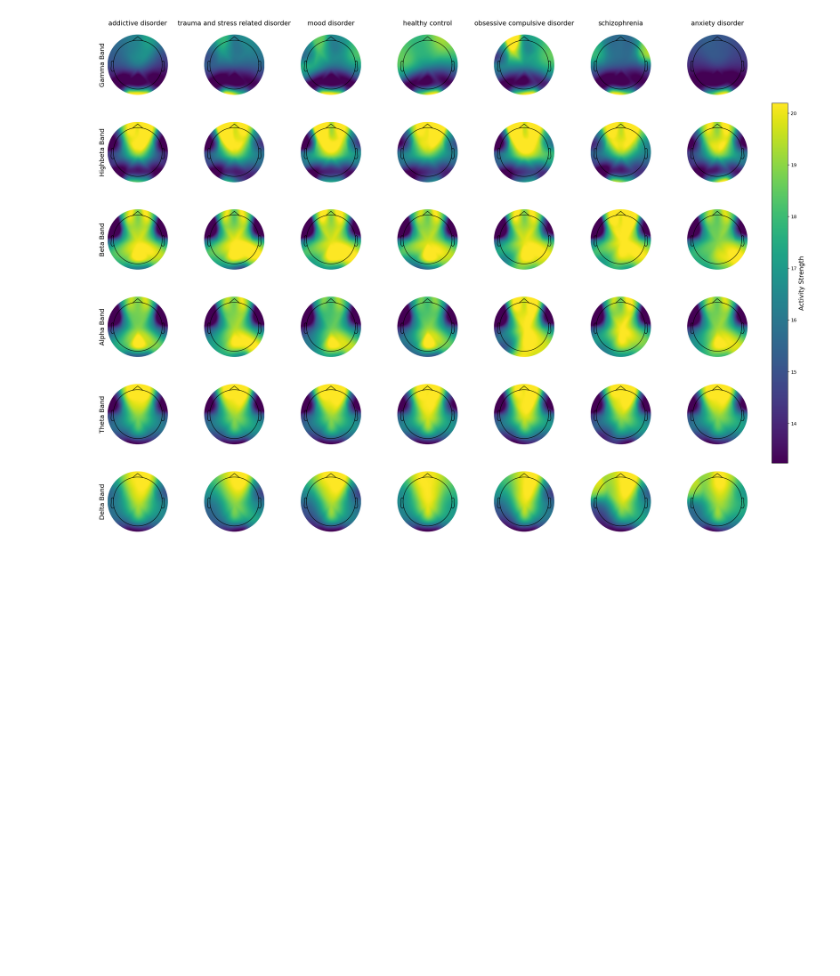
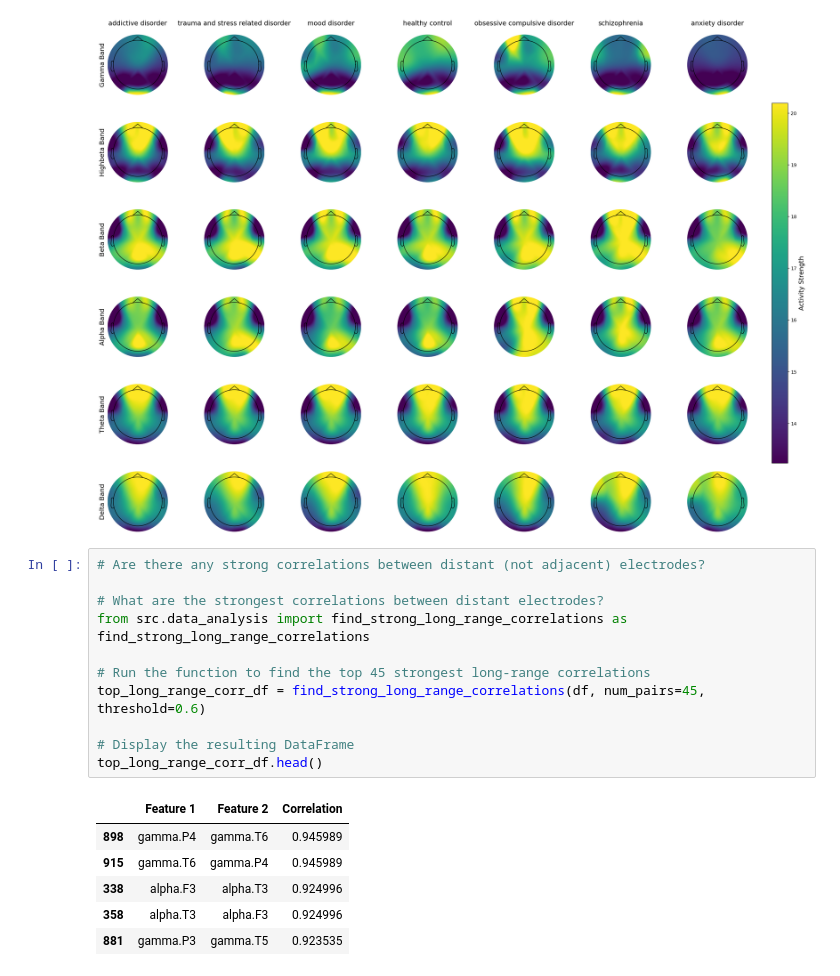
Before and after one commit to ohadgonen/python_final_project, a Jupyter notebook: main.ipynb, the cells around one changed output. Drawn from its saved outputs; the diff is of its cells as text; blank space fills up the shorter version.

```diff
--- a/main.ipynb
+++ b/main.ipynb
@@ -210,3 +247,21 @@ visualize_all_disorders(disorder_band_averages, disorder_names)
 # The strength of of the EEG activity is normalized compared to the minimun and maximun values of the band averages.
 # %% [output]
 [figure]
+# %%
+# Are there any strong correlations between distant (not adjacent) electrodes?
+
+# What are the strongest correlations between distant electrodes?
+from src.data_analysis import find_strong_long_range_correlations as find_strong_long_range_correlations
+
+# Run the function to find the top 45 strongest long-range correlations
+top_long_range_corr_df = find_strong_long_range_correlations(df, num_pairs=45, threshold=0.6)
+
+# Display the resulting DataFrame
+top_long_range_corr_df.head()
+# %% [output]
+|  | Feature 1 | Feature 2 | Correlation |
+| 898 | gamma.P4 | gamma.T6 | 0.945989 |
+| 915 | gamma.T6 | gamma.P4 | 0.945989 |
+| 338 | alpha.F3 | alpha.T3 | 0.924996 |
+| 358 | alpha.T3 | alpha.F3 | 0.924996 |
+| 881 | gamma.P3 | gamma.T5 | 0.923535 |
```
Also changed, not shown: parts of 21 cells of this notebook, 3 other files.
